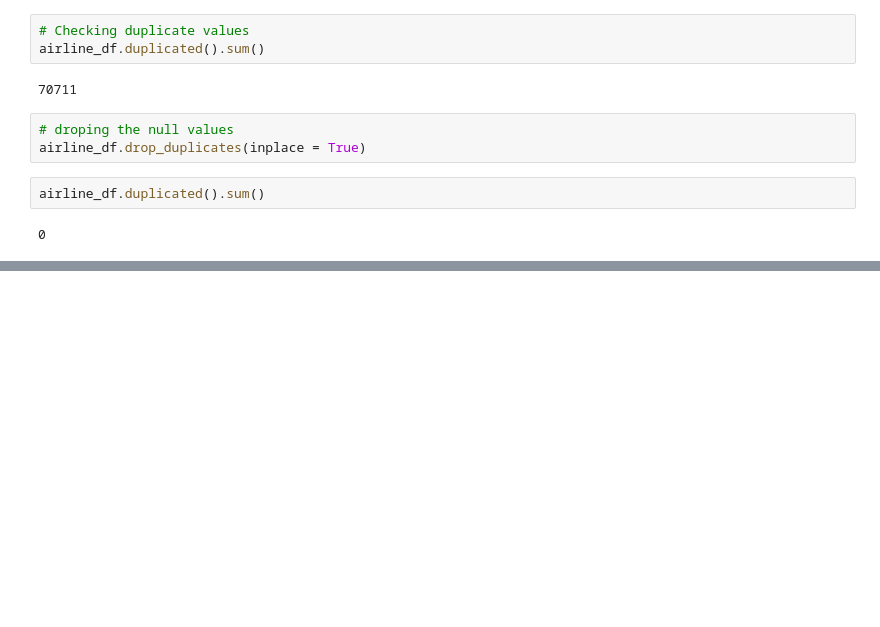
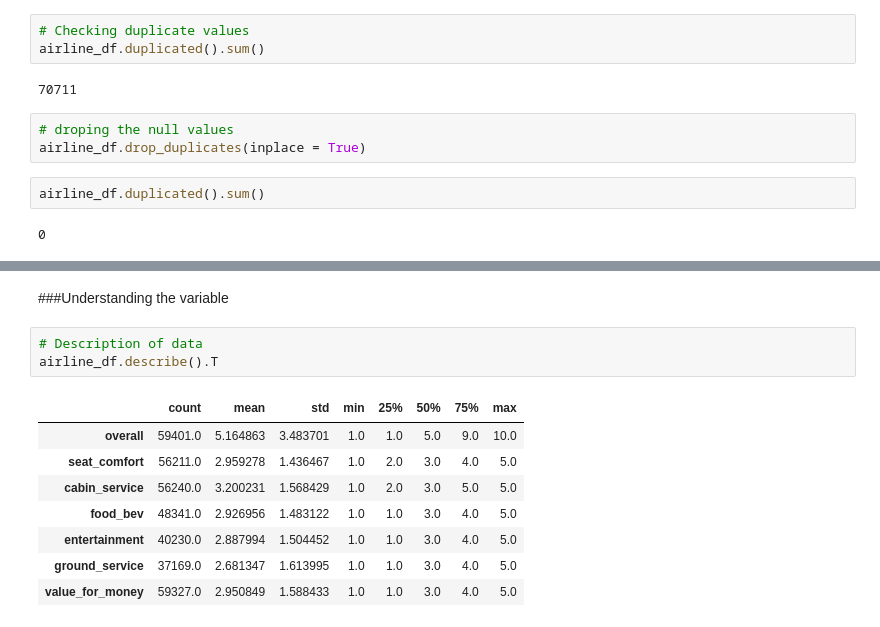
Before and after one commit to kumarsinghashu/Airline-Passenger-Referral-Prediction, a Jupyter notebook: Airline_Passenger_Referral_Prediction.ipynb, the cells around one changed output, grey strips where cells are left out. Drawn from its saved outputs; the diff is of its cells as text; blank space fills up the shorter version.

```diff
--- a/Airline_Passenger_Referral_Prediction.ipynb
+++ b/Airline_Passenger_Referral_Prediction.ipynb
@@ -203,0 +240,14 @@ airline_df.duplicated().sum()
+# %% [markdown]
+###<b/>Understanding the variable</b>
+# %%
+# Description of data
+airline_df.describe().T
+# %% [output]
+|  | count | mean | std | min | 25% | 50% | 75% | max |
+| overall | 59401.0 | 5.164863 | 3.483701 | 1.0 | 1.0 | 5.0 | 9.0 | 10.0 |
+| seat_comfort | 56211.0 | 2.959278 | 1.436467 | 1.0 | 2.0 | 3.0 | 4.0 | 5.0 |
+| cabin_service | 56240.0 | 3.200231 | 1.568429 | 1.0 | 2.0 | 3.0 | 5.0 | 5.0 |
+| food_bev | 48341.0 | 2.926956 | 1.483122 | 1.0 | 1.0 | 3.0 | 4.0 | 5.0 |
+| entertainment | 40230.0 | 2.887994 | 1.504452 | 1.0 | 1.0 | 3.0 | 4.0 | 5.0 |
+| ground_service | 37169.0 | 2.681347 | 1.613995 | 1.0 | 1.0 | 3.0 | 4.0 | 5.0 |
+| value_for_money | 59327.0 | 2.950849 | 1.588433 | 1.0 | 1.0 | 3.0 | 4.0 | 5.0 |
```
Also changed, not shown: parts of 11 cells of this notebook.
